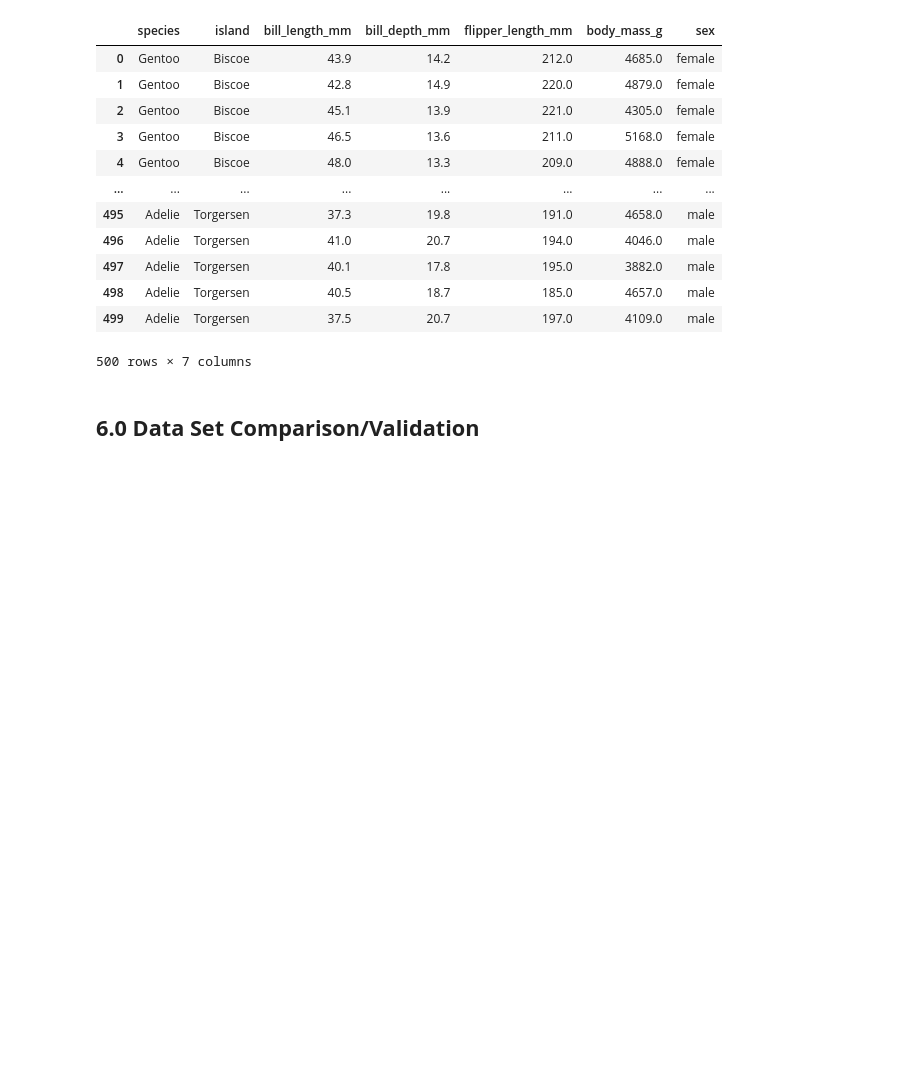
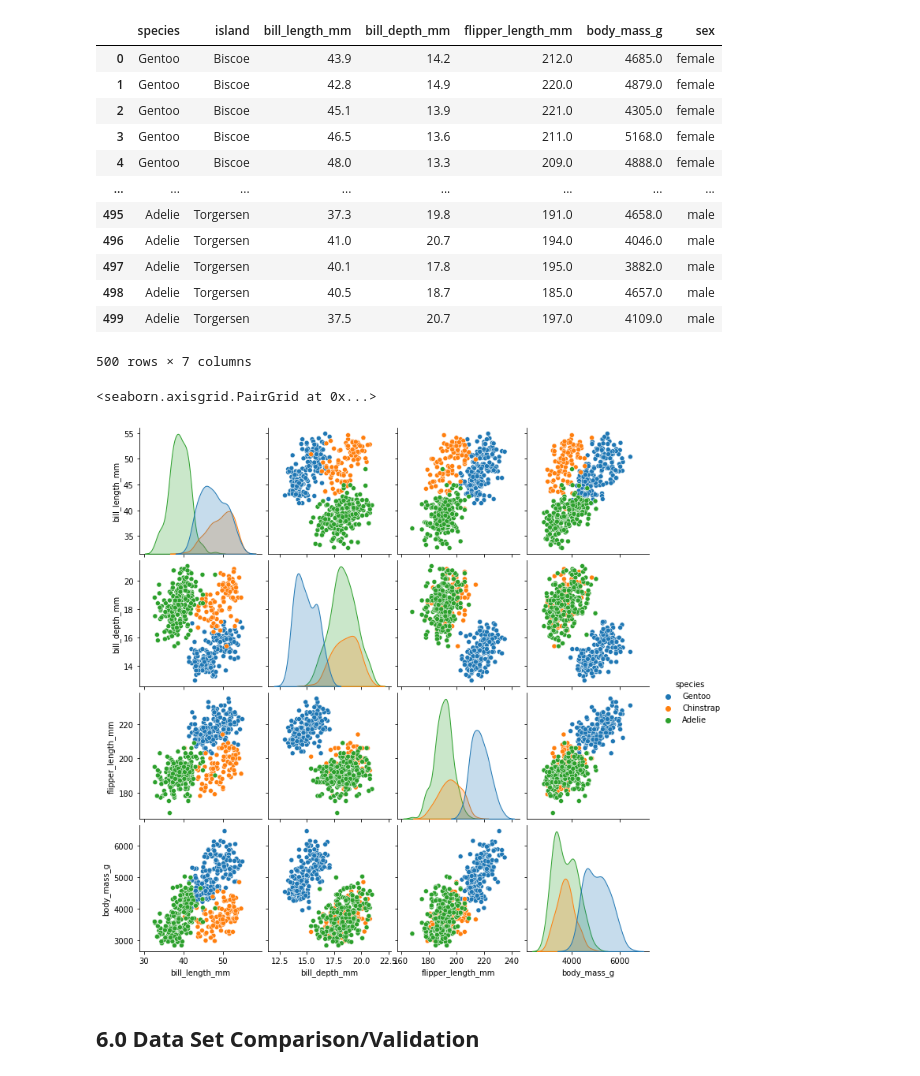
Before and after one commit to ssteffens/programming-data-analysis-project, a Jupyter notebook: project.ipynb, the cells around one changed output. Cells and saved outputs as stored; diff of their text form; code cells hidden in the pictures; blank space fills up the shorter version.

```diff
--- a/project.ipynb
+++ b/project.ipynb
@@ -1592,6 +1637,11 @@ sim_penguins
 | 498 | Adelie | Torgersen | 40.5 | 18.7 | 185.0 | 4657.0 | male |
 | 499 | Adelie | Torgersen | 37.5 | 20.7 | 197.0 | 4109.0 | male |
 500 rows × 7 columns
+# %%
+sns.pairplot(sim_penguins, hue = 'species')
+# %% [output]
+<seaborn.axisgrid.PairGrid at 0x...>
+[figure, added]
 # %% [markdown]
 <a id='part6.0'></a>
 ## **6.0 Data Set Comparison/Validation**
```
Also changed, not shown: parts of 34 cells of this notebook.
